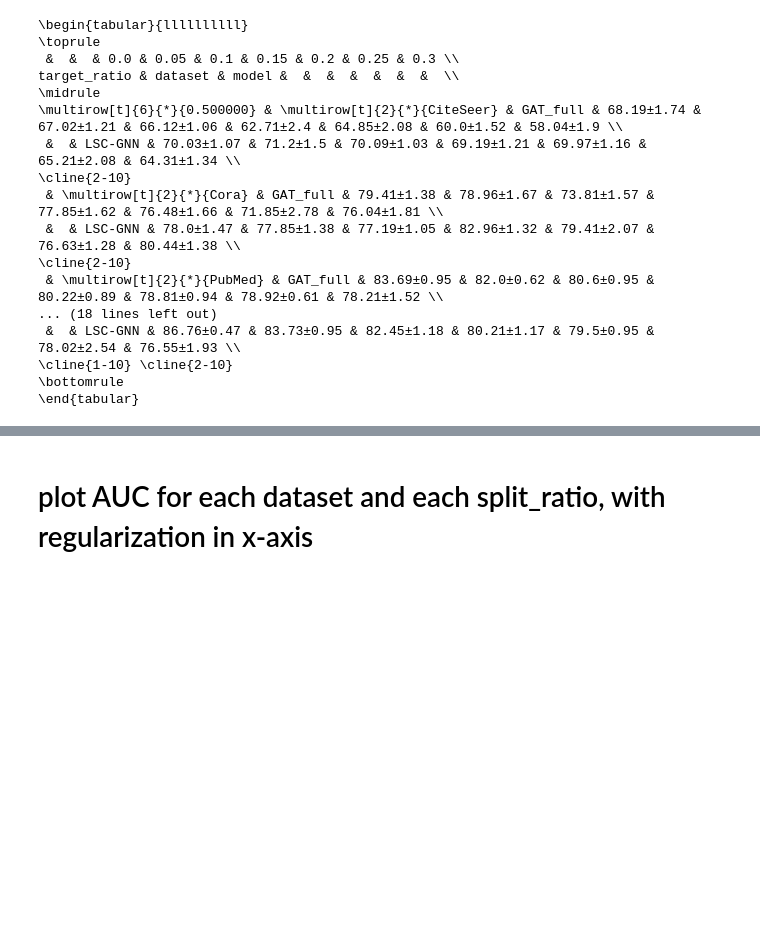
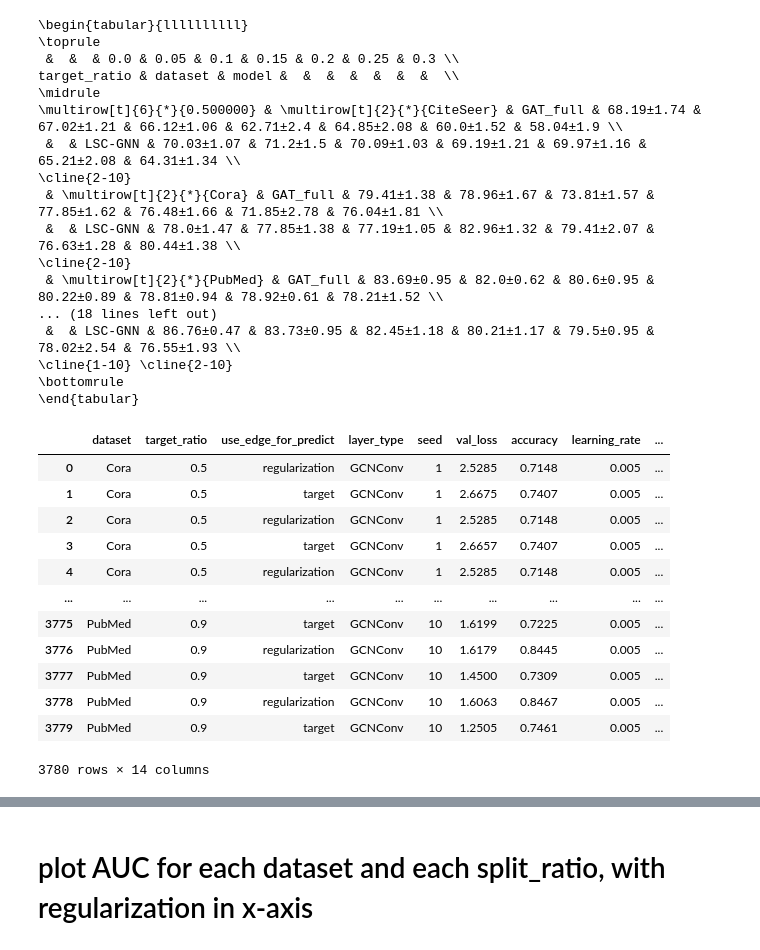
Before and after one commit to FDUguchunhui/latent-space-constraint-GNN, a Jupyter notebook: notebook/analysis/aggregation.ipynb, the cells around one changed output, grey strips where cells are left out. Drawn from its saved outputs; the diff is of its cells as text; code cells hidden in the pictures; blank space fills up the shorter version.

```diff
--- a/notebook/analysis/aggregation.ipynb
+++ b/notebook/analysis/aggregation.ipynb
@@ -155,6 +155,21 @@ target_ratio & dataset & model &  &  &  &  &  &  &  \\
 \bottomrule
 \end{tabular}
 # %%
-df_GAT = pd.read_json('results/results_GAT.json', lines=True)
+df_GAT = pd.read_json('results/results_baseline.json', lines=True)
 df_GAT['target_ratio'] = round(df_GAT['target_ratio'], 2)
 df_GAT['perturb_rate'] = round(df_GAT['perturb_rate'], 2)
+df_GAT
+# %% [output]
+|  | dataset | target_ratio | use_edge_for_predict | layer_type | seed | val_loss | accuracy | learning_rate | ... |
+| 0 | Cora | 0.5 | regularization | GCNConv | 1 | 2.5285 | 0.7148 | 0.005 | ... |
+| 1 | Cora | 0.5 | target | GCNConv | 1 | 2.6675 | 0.7407 | 0.005 | ... |
+| 2 | Cora | 0.5 | regularization | GCNConv | 1 | 2.5285 | 0.7148 | 0.005 | ... |
+| 3 | Cora | 0.5 | target | GCNConv | 1 | 2.6657 | 0.7407 | 0.005 | ... |
+| 4 | Cora | 0.5 | regularization | GCNConv | 1 | 2.5285 | 0.7148 | 0.005 | ... |
+| ... | ... | ... | ... | ... | ... | ... | ... | ... | ... |
+| 3775 | PubMed | 0.9 | target | GCNConv | 10 | 1.6199 | 0.7225 | 0.005 | ... |
+| 3776 | PubMed | 0.9 | regularization | GCNConv | 10 | 1.6179 | 0.8445 | 0.005 | ... |
+| 3777 | PubMed | 0.9 | target | GCNConv | 10 | 1.4500 | 0.7309 | 0.005 | ... |
+| 3778 | PubMed | 0.9 | regularization | GCNConv | 10 | 1.6063 | 0.8467 | 0.005 | ... |
+| 3779 | PubMed | 0.9 | target | GCNConv | 10 | 1.2505 | 0.7461 | 0.005 | ... |
+3780 rows × 14 columns
```
Also changed, not shown: parts of 5 cells of this notebook, 6 other files.
